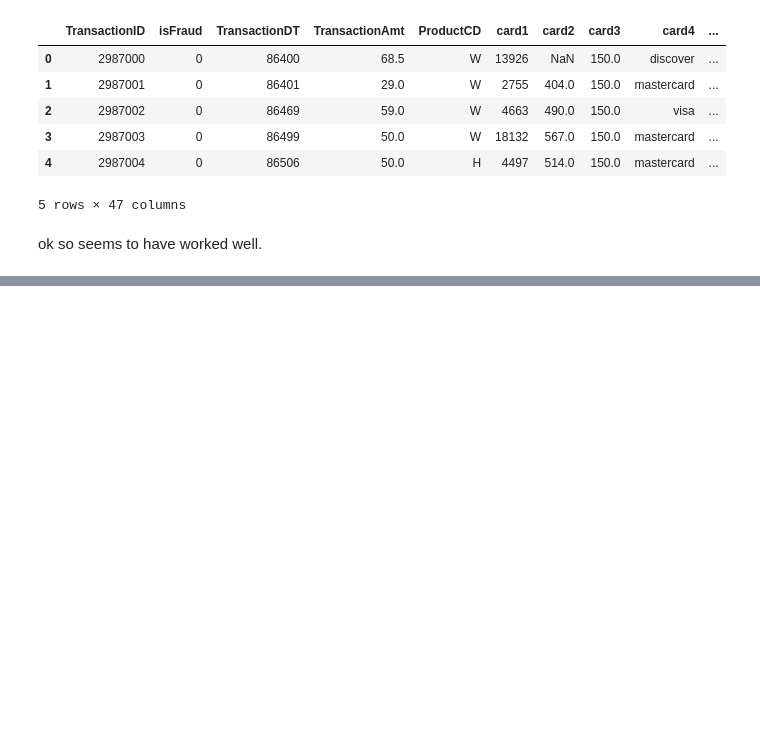
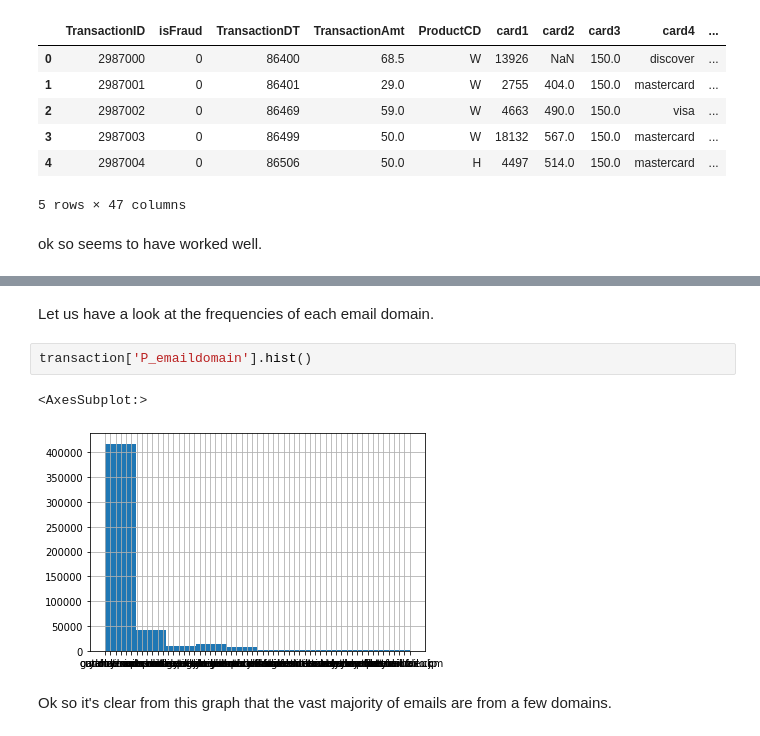
Before and after one commit to olibpool/Project-2, a Jupyter notebook: data exploration.ipynb, the cells around one changed output, grey strips where cells are left out. Cells and saved outputs as stored; diff of their text form; blank space fills up the shorter version.

```diff
--- a/data exploration.ipynb
+++ b/data exploration.ipynb
@@ -269 +255,10 @@ M9                2
 dtype: int64
+# %% [markdown]
+Let us have a look at the frequencies of each email domain.
+# %%
+transaction['P_emaildomain'].hist()
+# %% [output]
+<AxesSubplot:>
+[figure, added]
+# %% [markdown]
+Ok so it's clear from this graph that the vast majority of emails are from a few domains.
```
Also changed, not shown: parts of 43 cells of this notebook.
